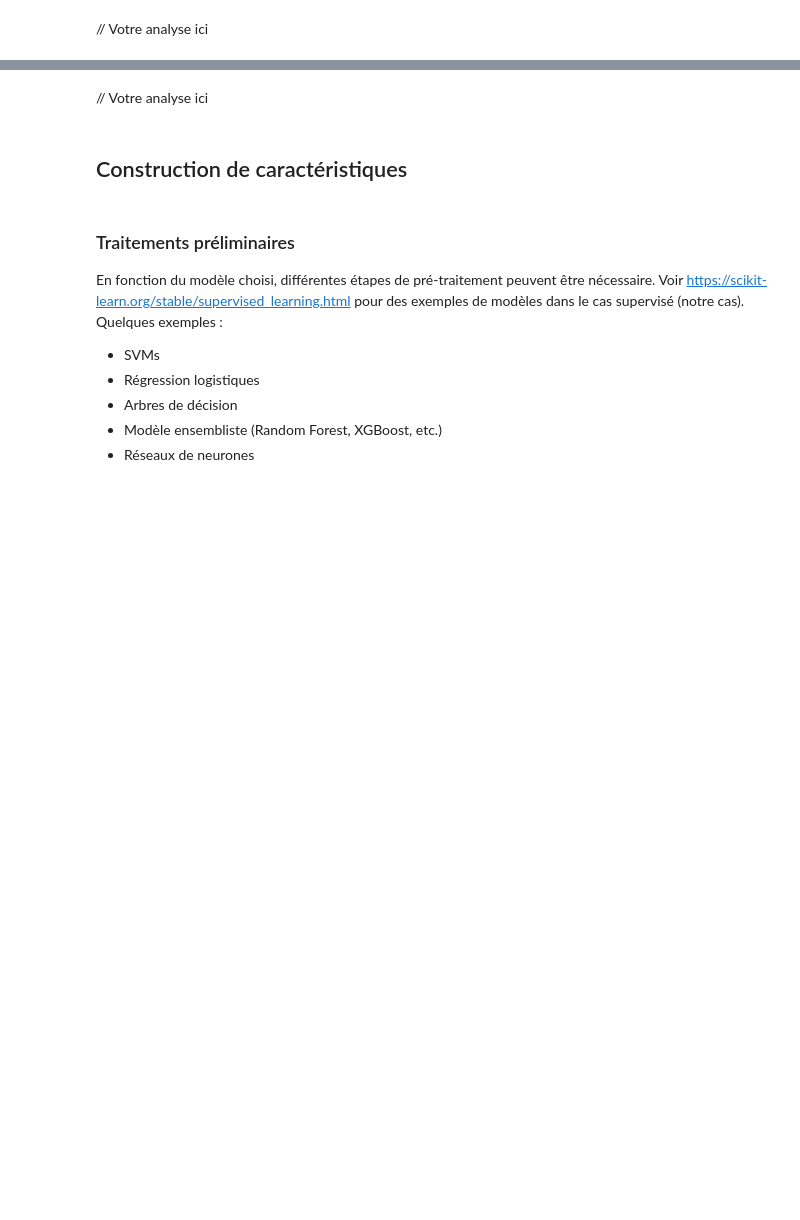
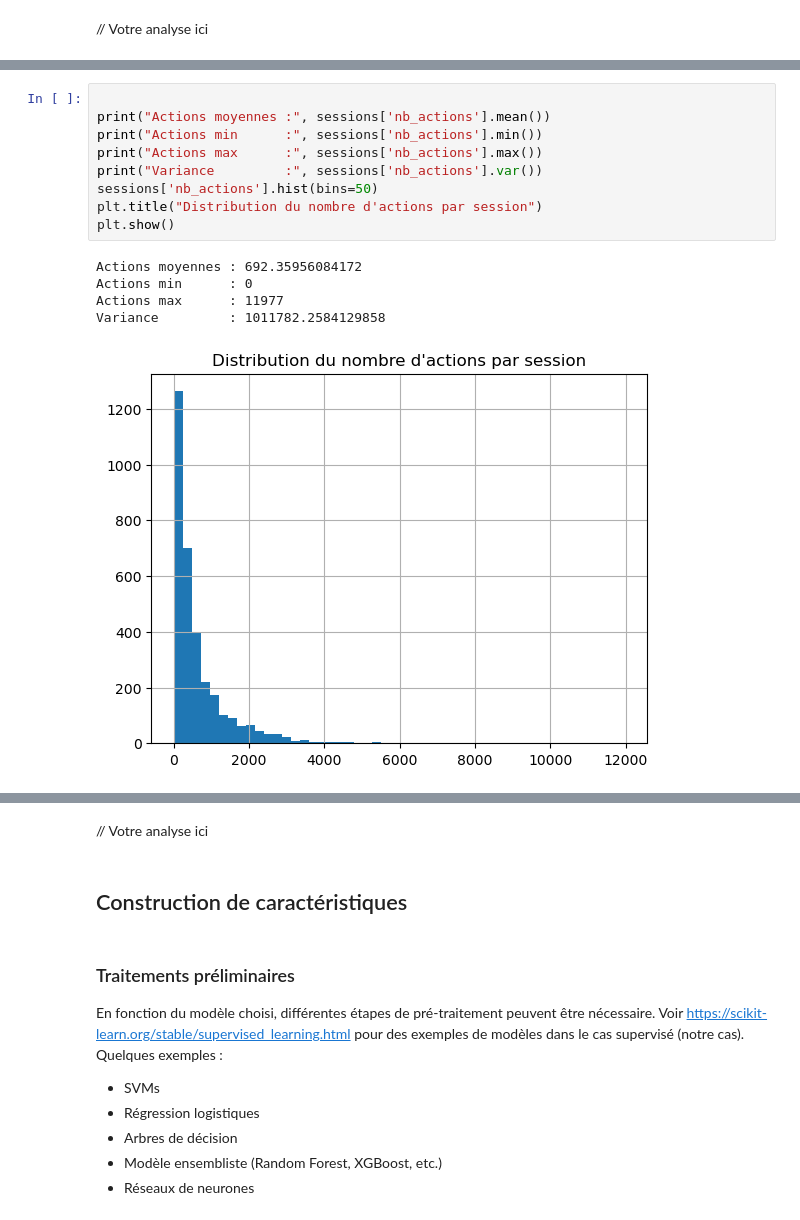
Before and after one commit to anastber/qui-utilise-mon-appli, a Jupyter notebook: BE_CS1_indications.ipynb, the cells around one changed output, grey strips where cells are left out. Saved outputs shown, nothing was run; the diff lists cells and outputs as text; blank space fills up the shorter version.

```diff
--- a/BE_CS1_indications.ipynb
+++ b/BE_CS1_indications.ipynb
@@ -147,0 +246,15 @@ def browsers_per_player(df):
+# %%
+
+print("Actions moyennes :", sessions['nb_actions'].mean())
+print("Actions min      :", sessions['nb_actions'].min())
+print("Actions max      :", sessions['nb_actions'].max())
+print("Variance         :", sessions['nb_actions'].var())
+sessions['nb_actions'].hist(bins=50)
+plt.title("Distribution du nombre d'actions par session")
+plt.show()
+# %% [output]
+Actions moyennes : 692.35956084172
+Actions min      : 0
+Actions max      : 11977
+Variance         : 1011782.2584129858
+[figure, added]
```
Also changed, not shown: parts of 11 cells of this notebook.
